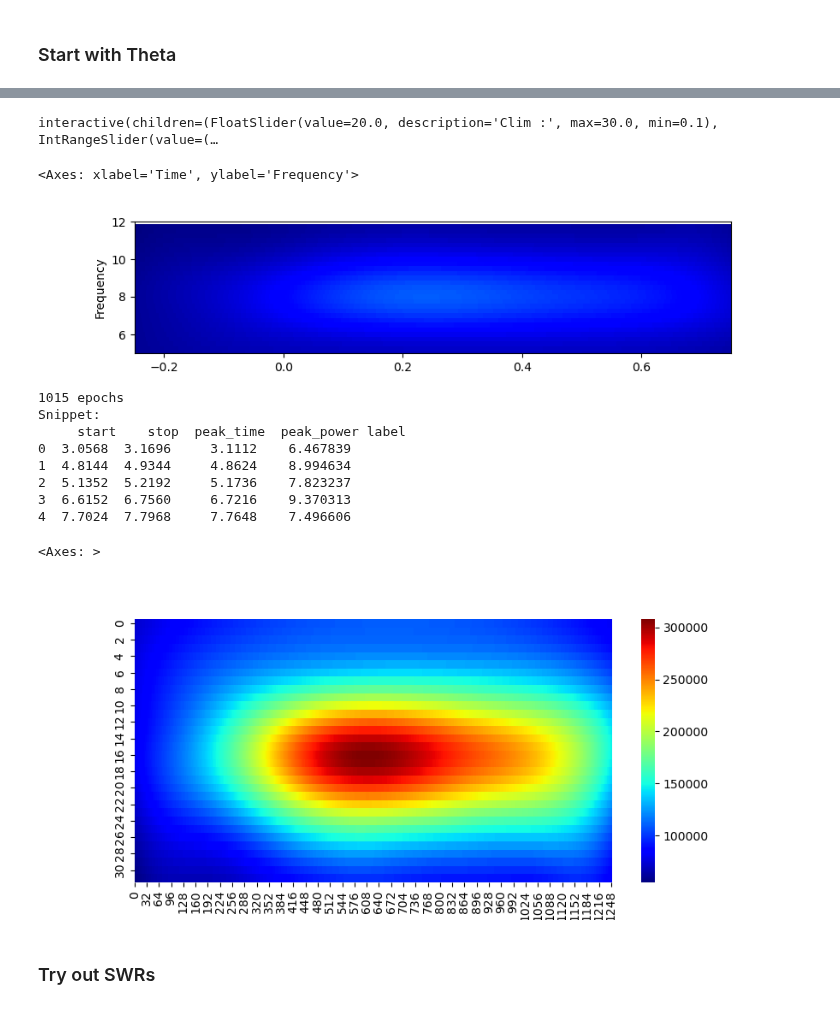
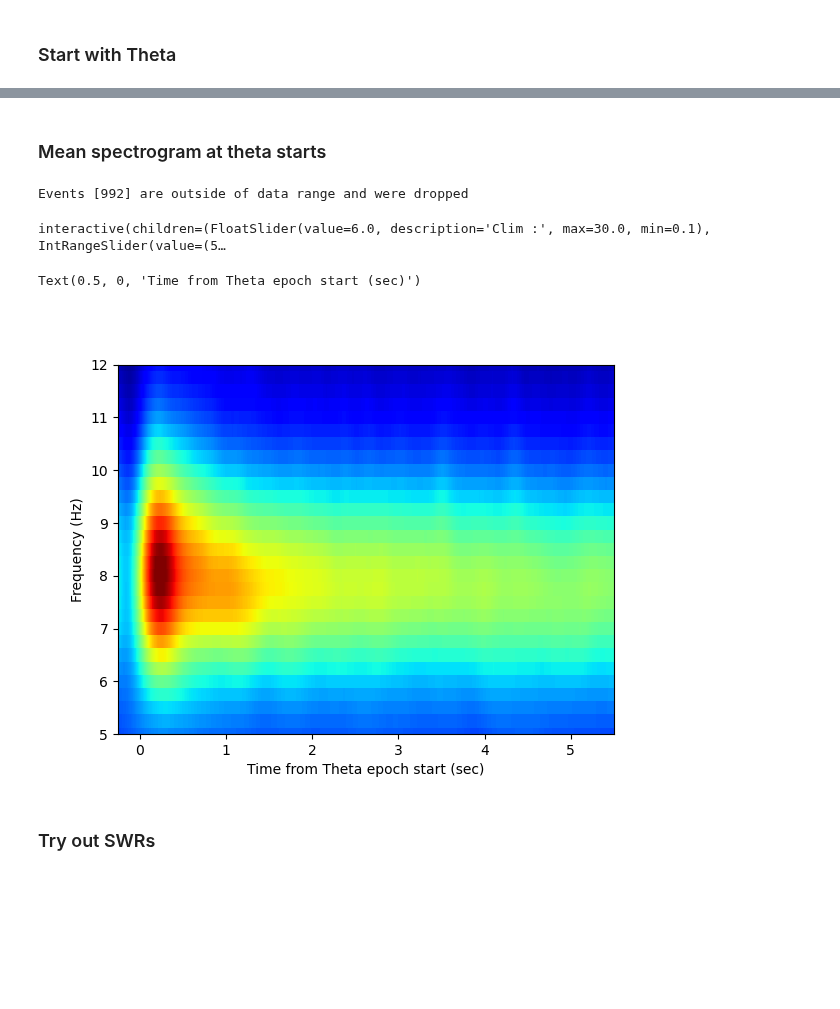
Before and after one commit to nkinsky/TraceFC, a Jupyter notebook: Notebooks/Spectral_Analysis.ipynb, the cells around one changed output, grey strips where cells are left out. Saved outputs shown, nothing was run; the diff lists cells and outputs as text; code cells hidden in the pictures; blank space fills up the shorter version.

```diff
--- a/Notebooks/Spectral_Analysis.ipynb
+++ b/Notebooks/Spectral_Analysis.ipynb
@@ -219,34 +207,15 @@ for t_event in event_times:
-# %%
-from neuropy.utils.signal_process import Spectrogram
-
-sxx_mean = np.stack(sxx_list, axis=2).mean(axis=2)
-wv_theta_mean = Spectrogram(sxx_mean, theta_range, sampling_rate=signal.sampling_rate,
-                            t_start=-buffer_sec[0])
-
-_, ax = plt.subplots(figsize=(9, 2))
-plot_spectrogram2(wv_theta_mean, time=[-buffer_sec[0], buffer_sec[1]], freq=[5, 12],
-                  ax=ax)
-# %% [output]
-interactive(children=(FloatSlider(value=20.0, description='Clim :', max=30.0, min=0.1), IntRangeSlider(value=(…
-<Axes: xlabel='Time', ylabel='Frequency'>
-[figure, removed]
-# %%
-ripple_epochs
-# %% [output]
-1015 epochs
-Snippet:
-     start    stop  peak_time  peak_power label
-0  3.0568  3.1696     3.1112    6.467839
-1  4.8144  4.9344     4.8624    8.994634
-2  5.1352  5.2192     5.1736    7.823237
-3  6.6152  6.7560     6.7216    9.370313
-4  7.7024  7.7968     7.7648    7.496606
-# %%
-_, ax = plt.subplots(figsize=(9, 4))
-sns.heatmap(sxx_mean, cmap='jet')
-# %% [output]
-<Axes: >
-[figure, removed]
+# %% [markdown]
+### Mean spectrogram at theta starts
+# %%
+theta_buffer_sec = (0.25, 5.5)
+wv_theta_mean = wv_theta.get_pe_mean_spec(theta_epochs.starts, buffer_sec=theta_buffer_sec)
+ax = plot_spectrogram(wv_theta_mean, time_lims=np.multiply(theta_buffer_sec, (-1, 1)), freq_lims=theta_freq_lims)
+ax.set_xlabel('Time from Theta epoch start (sec)')
+# %% [output]
+Events [992] are outside of data range and were dropped
+interactive(children=(FloatSlider(value=6.0, description='Clim :', max=30.0, min=0.1), IntRangeSlider(value=(5…
+Text(0.5, 0, 'Time from Theta epoch start (sec)')
+[figure, added]
 # %% [markdown]
 ### Try out SWRs
 # %%
```
Also changed, not shown: parts of 29 cells of this notebook.
